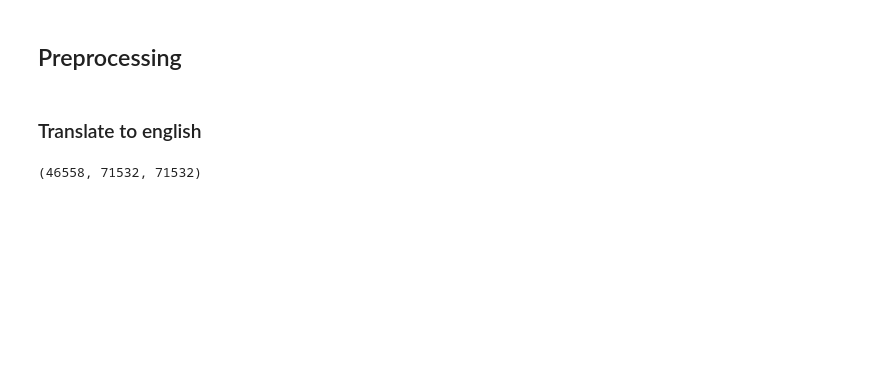
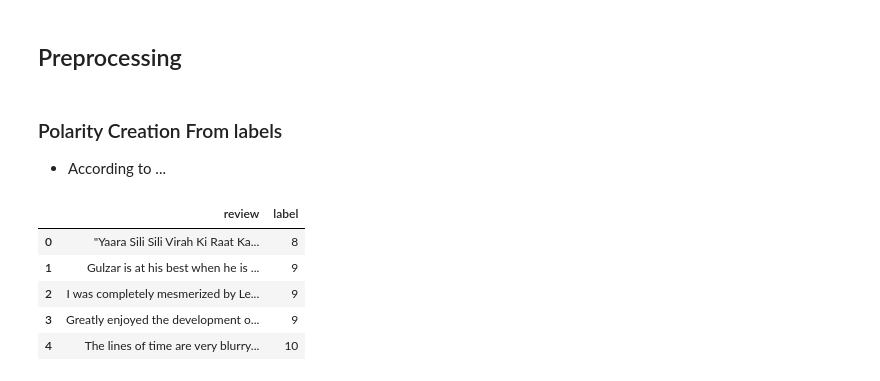
Before and after one commit to joelpoliveira/CNN-Sentiment-Polarity-Prediction, a Jupyter notebook: Projeto/main_v2.ipynb, the cells around one changed output. Saved outputs shown, nothing was run; the diff lists cells and outputs as text; code cells hidden in the pictures; blank space fills up the shorter version.

Commit message:
add: v2 - 320k review dataset

```diff
--- a/Projeto/main_v2.ipynb
+++ b/Projeto/main_v2.ipynb
@@ -5,7 +5,9 @@
 import os
 import nltk
 import string
+import pickle
 import numpy as np
+import pandas as pd
 import matplotlib.pyplot as plt
 
 import tensorflow as tf
@@ -16,14 +18,19 @@ from tensorflow.keras import losses
 from tensorflow.keras import metrics
 from tensorflow.keras import optimizers
 from tensorflow.keras import callbacks
+from tensorflow.keras import activations, regularizers
 
 from gensim.models import Word2Vec, KeyedVectors
+
 from sklearn.model_selection import train_test_split
+from sklearn.preprocessing import LabelEncoder
+from scipy.spatial.distance import euclidean
 
 from util.preprocessing import *
 from util.io import *
+from tqdm.notebook import tqdm
 
-PATH = "./data/txt_sentoken/"
-PATH_TRANSLATE = "./data/txt_sentoken_translated/"
+PATH = "./data/imdb_data/IMDB_dataset_320.000_reviews.csv"
+PATH_TRANSLATE = "./data/imdb_data/imdb_translated.csv"
 
 TRANSLATION_ON_DISK=True
@@ -34,16 +37,17 @@ len(docs)
 # %% [markdown]
 ## Preprocessing
-# %% [markdown]
-### Translate to english
-# %%
-if TRANSLATION_ON_DISK:
-    docs, _ = get_documents_v2(PATH_TRANSLATE)
-else:
-    docs, _ = get_documents_v2(PATH)
-    docs = translate_to_english(docs)
-    write_documents_v2(docs, PATH_TRANSLATE, PATH)
-
-word_set, phrases, classes = process_documents(docs, _)
-len(word_set), len(phrases), len(classes)
-# %% [output]
-(46558, 71532, 71532)
+# %%
+if TRANSLATION_ON_DISK==False:
+    data = pd.read_csv(PATH)[["review", "label"]]
+# %% [markdown]
+### Polarity Creation From labels
+- According to ...
+# %%
+data.head()
+# %% [output]
+|  | review | label |
+| 0 | "Yaara Sili Sili Virah Ki Raat Ka... | 8 |
+| 1 | Gulzar is at his best when he is ... | 9 |
+| 2 | I was completely mesmerized by Le... | 9 |
+| 3 | Greatly enjoyed the development o... | 9 |
+| 4 | The lines of time are very blurry... | 10 |
```
Also changed, not shown: parts of 58 cells of this notebook, 1 other file.
